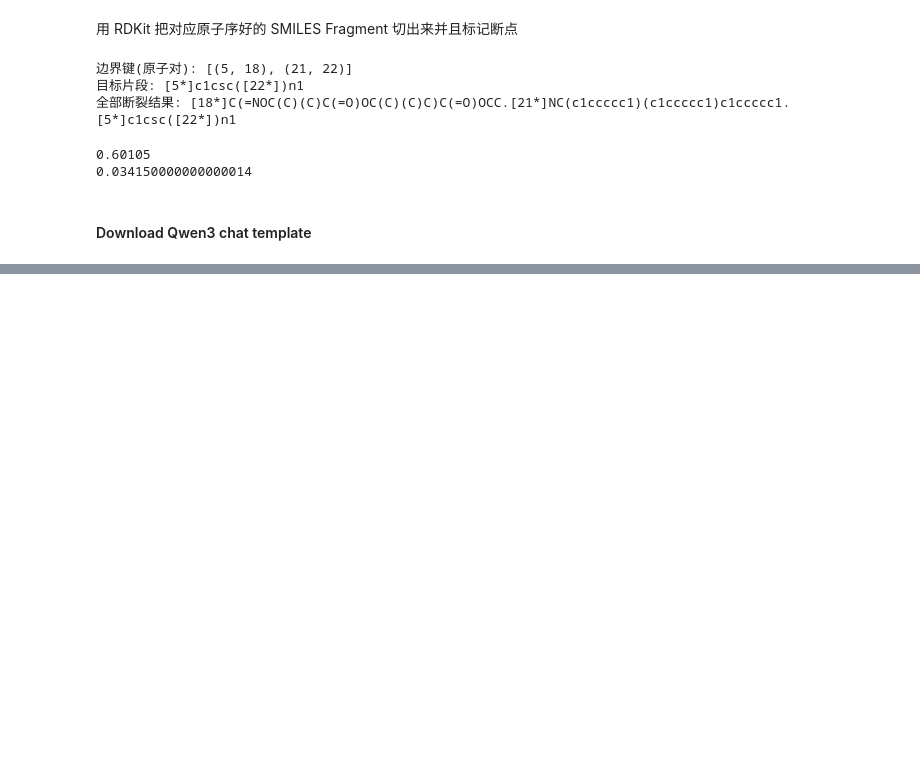
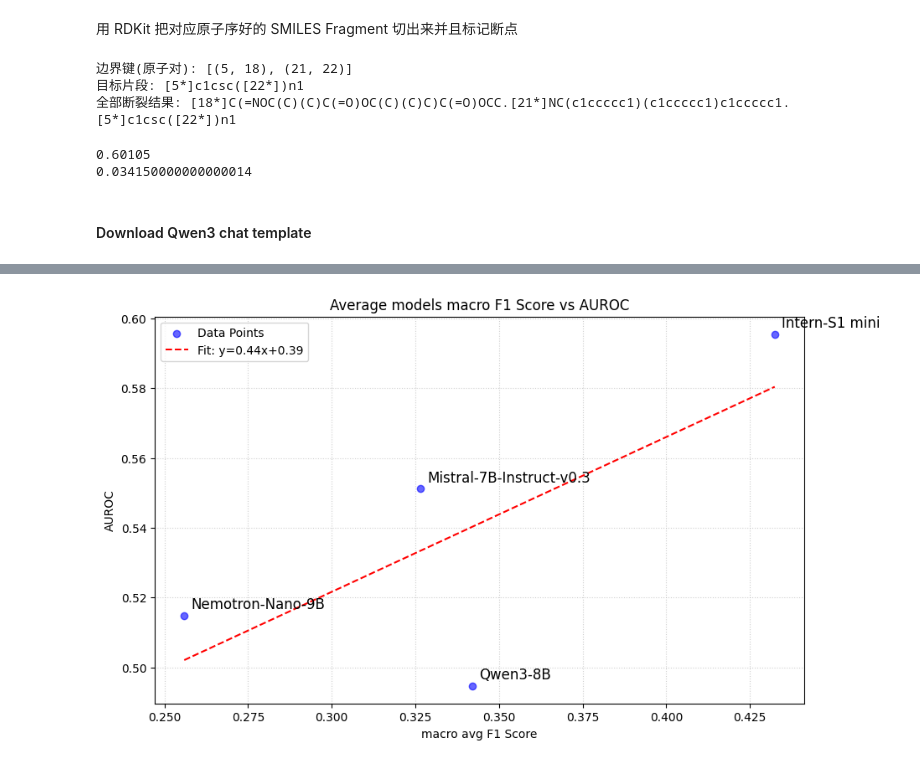
Before and after one commit to DragonDescentZerotsu/Intern-S1-recipe, a Jupyter notebook: playground.ipynb, the cells around one changed output, grey strips where cells are left out. Drawn from its saved outputs; the diff is of its cells as text; code cells hidden in the pictures; blank space fills up the shorter version.

Commit message:
F1 vs AUROC score images

```diff
--- a/playground.ipynb
+++ b/playground.ipynb
@@ -1069,0 +1584,60 @@ with open("agent/chat_templates/qwen3_chat_template.jinja", "w", encoding="utf-8
+# %%
+import matplotlib.pyplot as plt
+import numpy as np
+
+AUROC = [
+    0.4947,
+    0.5148,
+    0.5512,
+    0.5955
+]
+
+F1 = [
+    0.3419,
+    0.2559,
+    0.3266,
+    0.4324
+]
+
+Model_name = [
+    'Qwen3-8B',
+    'Nemotron-Nano-9B',
+    'Mistral-7B-Instruct-v0.3',
+    'Intern-S1 mini'
+]
+
+# 线性拟合 (1次多项式)
+coefficients = np.polyfit(F1, AUROC, 1)
+polynomial = np.poly1d(coefficients)
+xs = np.linspace(min(F1), max(F1), 100)
+ys = polynomial(xs)
+
+# 绘图
+plt.figure(figsize=(10, 6))
+plt.scatter(F1, AUROC, color='blue', label='Data Points', alpha=0.6)
+
+# ✅ 给每个点加上模型名字标注
+for x, y, name in zip(F1, AUROC, Model_name):
+    plt.annotate(
+        name,
+        (x, y),
+        textcoords="offset points",
+        xytext=(6, 6),   # 文字偏移，避免盖住点
+        ha='left',
+        fontsize=12
+    )
+
+plt.plot(xs, ys, color='red', linestyle='--',
+         label=f'Fit: y={coefficients[0]:.2f}x+{coefficients[1]:.2f}')
+
+# 设置标签和标题
+plt.xlabel('macro avg F1 Score')
+plt.ylabel('AUROC')
+plt.title('Average models macro F1 Score vs AUROC')
+plt.legend()
+plt.grid(True, linestyle=':', alpha=0.6)
+
+# 显示图片
+plt.show()
+# %% [output]
+[figure, added]
```
Also changed, not shown: parts of 5 cells of this notebook.
